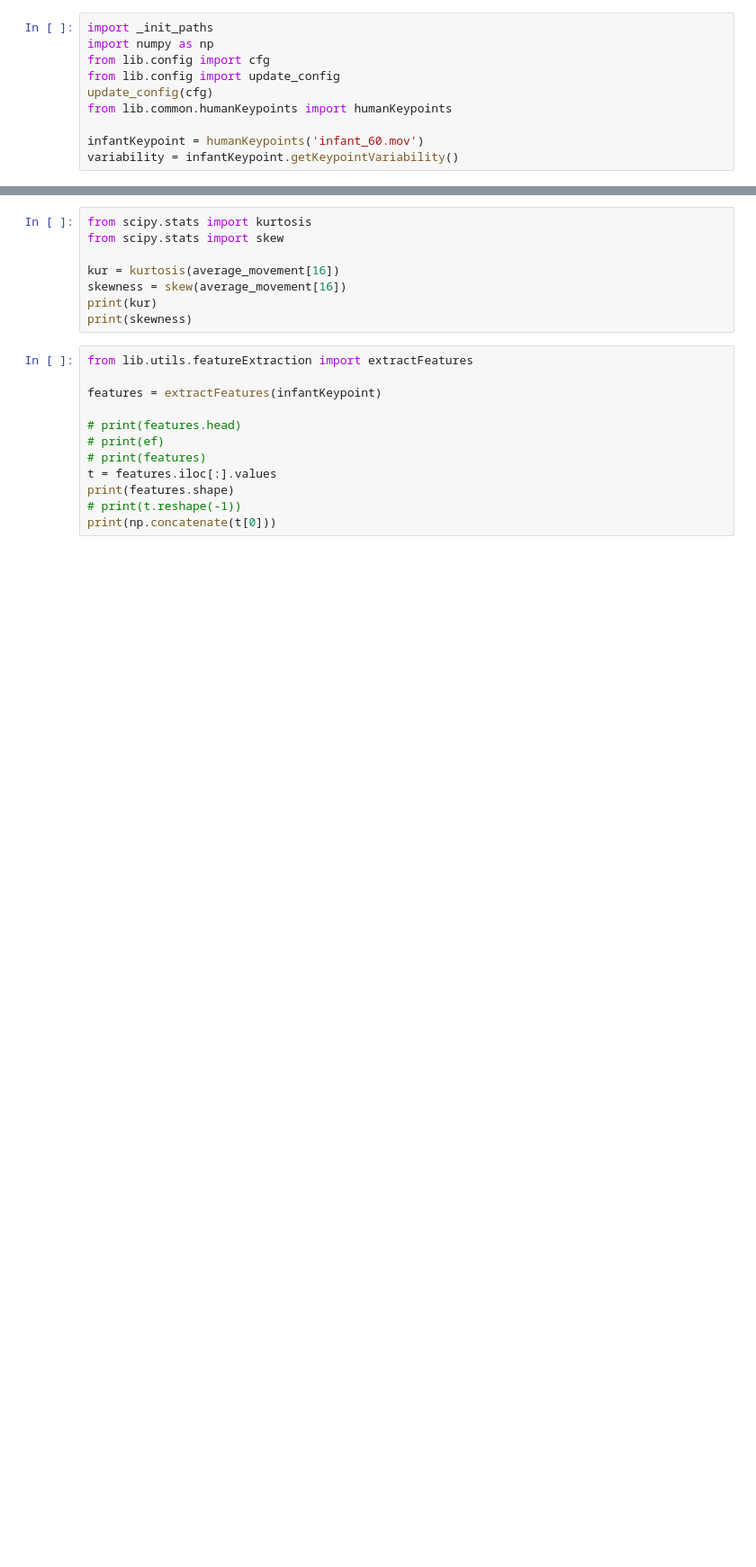
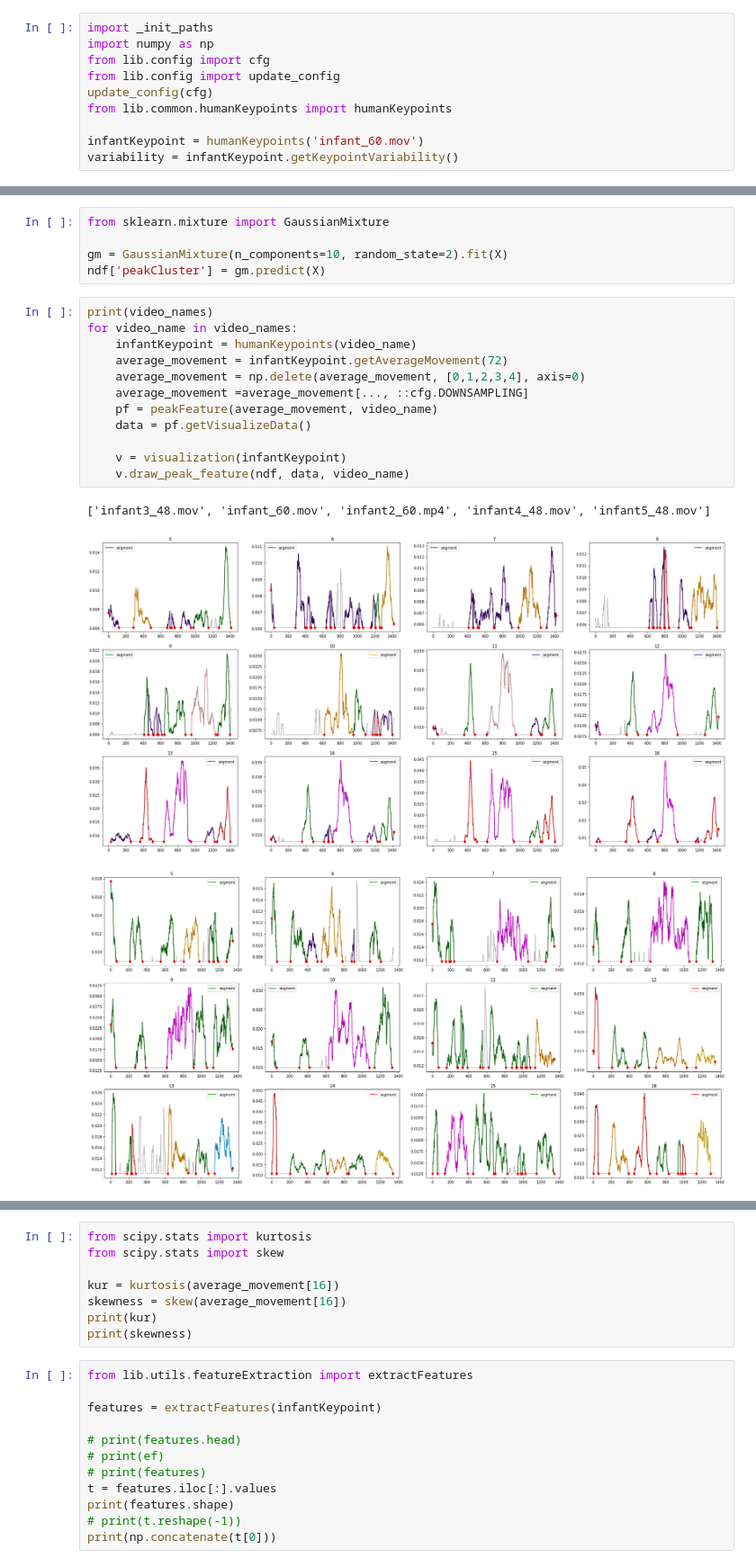
Before and after one commit to asdzxc55888/Post-Verification, a Jupyter notebook: feature_test.ipynb, the cells around one changed output, grey strips where cells are left out. Shown at 90% size. Cells and saved outputs as stored; diff of their text form; blank space fills up the shorter version.

```diff
--- a/feature_test.ipynb
+++ b/feature_test.ipynb
@@ -102,0 +96,21 @@ NameError: name 'targ' is not defined
+# %%
+from sklearn.mixture import GaussianMixture
+
+gm = GaussianMixture(n_components=10, random_state=2).fit(X)
+ndf['peakCluster'] = gm.predict(X)
+# %%
+print(video_names)
+for video_name in video_names:
+    infantKeypoint = humanKeypoints(video_name)
+    average_movement = infantKeypoint.getAverageMovement(72)
+    average_movement = np.delete(average_movement, [0,1,2,3,4], axis=0)
+    average_movement =average_movement[..., ::cfg.DOWNSAMPLING]
+    pf = peakFeature(average_movement, video_name)
+    data = pf.getVisualizeData()
+
+    v = visualization(infantKeypoint)
+    v.draw_peak_feature(ndf, data, video_name)
+# %% [output]
+['infant3_48.mov', 'infant_60.mov', 'infant2_60.mp4', 'infant4_48.mov', 'infant5_48.mov']
+[figure, added]
+[figure, added]
```
Also changed, not shown: parts of 11 cells of this notebook, 3 other files.
